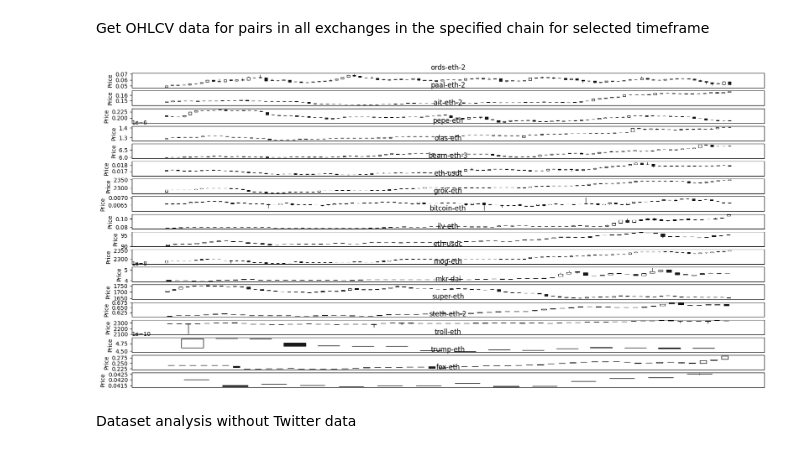
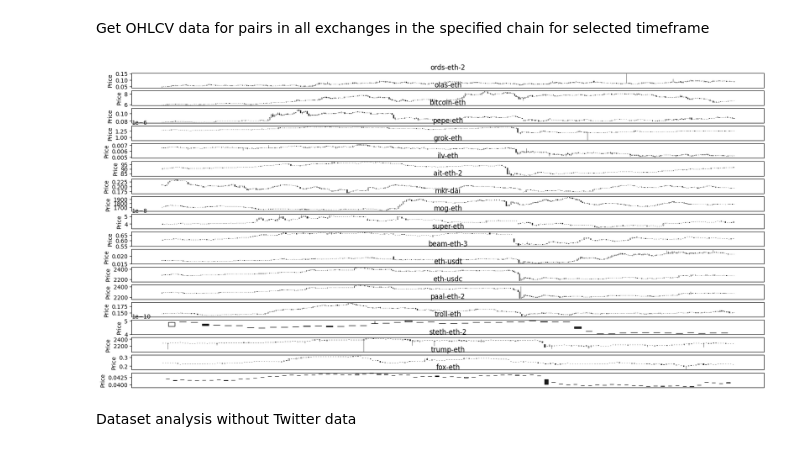
Before and after one commit to Aarhuu/analytics_showcase, a Jupyter notebook: crypto_classifier.ipynb, the cells around one changed output. Cells and saved outputs as stored; diff of their text form; code cells hidden in the pictures.

```diff
--- a/crypto_classifier.ipynb
+++ b/crypto_classifier.ipynb
@@ -82,34 +84,34 @@ pair_df = pd.DataFrame(data={"pair_slug" : pair_slug, "pair_exchange": pair_exc}
 Get OHLCV data for pairs in all exchanges in the specified chain for selected timeframe
 # %%
 start_time = "2024-01-01"
-end_time = "2024-01-02"
+end_time = "2024-01-05"
 time_bucket = "15m"
 pair_id_string = ",".join(pair_df.index.values.astype(str))
 data_req = requests.get(api_url + f"candles?pair_ids={pair_id_string}&time_bucket={time_bucket}&candle_type=price&start={start_time}&end={end_time}")
 data = data_req.json()
 ohlcv_dfs = {}
 
 
 for key, value in data.items():
     ts = [val["ts"] for val in value]
     open = [val["o"] for val in value]
     high = [val["h"] for val in value]
     low = [val["l"] for val in value]
     close = [val["c"] for val in value]
     volume = [val["v"] for val in value]
     df = pd.DataFrame(data={"Open": open, "High": high, "Low": low, "Close": close, "Volume": volume}, index=pd.to_datetime(ts, format='%Y-%m-%dT%H:%M:%S'))
     ohlcv_dfs[pair_df.loc[int(key), "pair_slug"]] = df
 
 fig, axs = plt.subplots(len(ohlcv_dfs.keys()), figsize=(20,10))
 
 for i, k in enumerate(ohlcv_dfs.keys()):
     mpf.plot(ohlcv_dfs[k], type="candle", volume=False, ax=axs[i])
     axs[i].set_title(k)
     axs[i].set_xticks([])
 
 plt.show()
 # %% [output]
-[figure, old version]
+[figure, new version]
 # %% [markdown]
 Dataset analysis without Twitter data
 # %%
```
Also changed, not shown: parts of 11 cells of this notebook, 4 other files.
